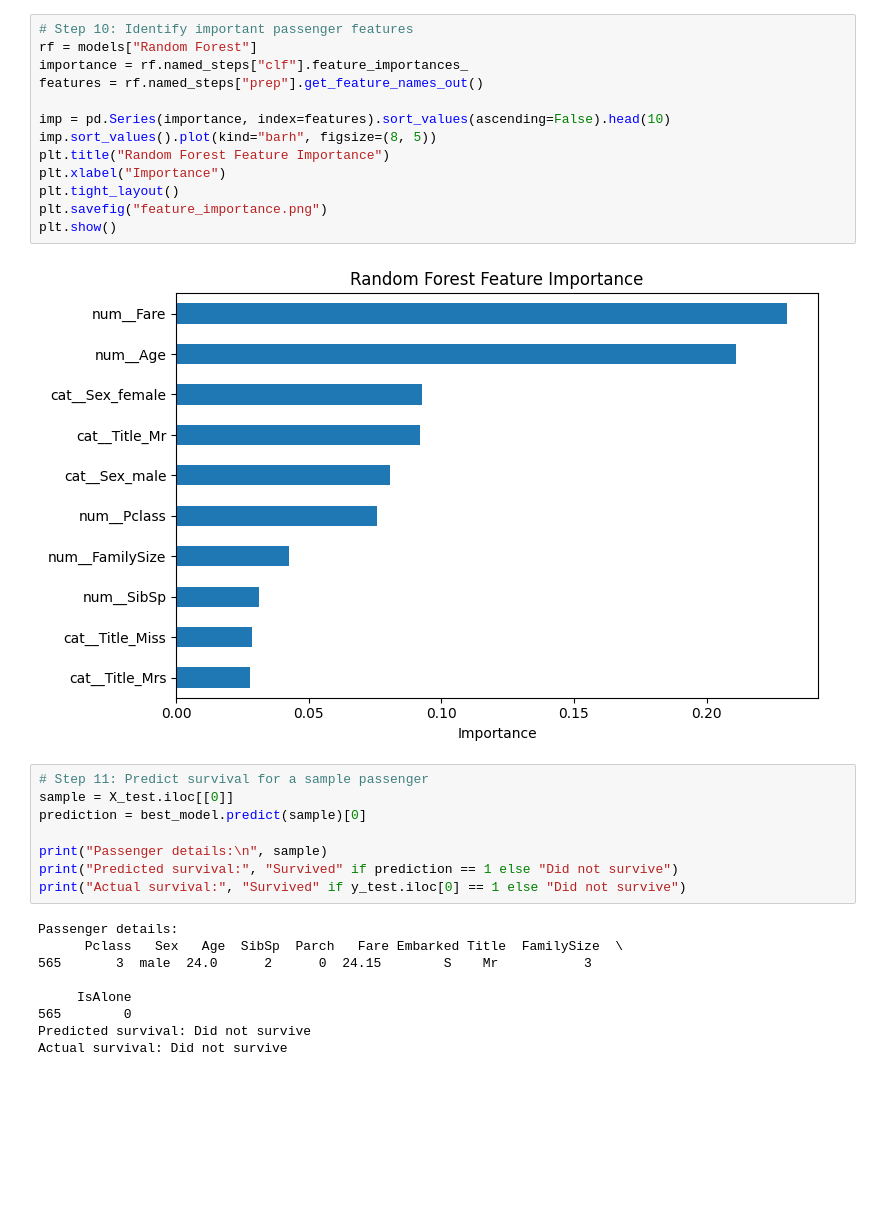
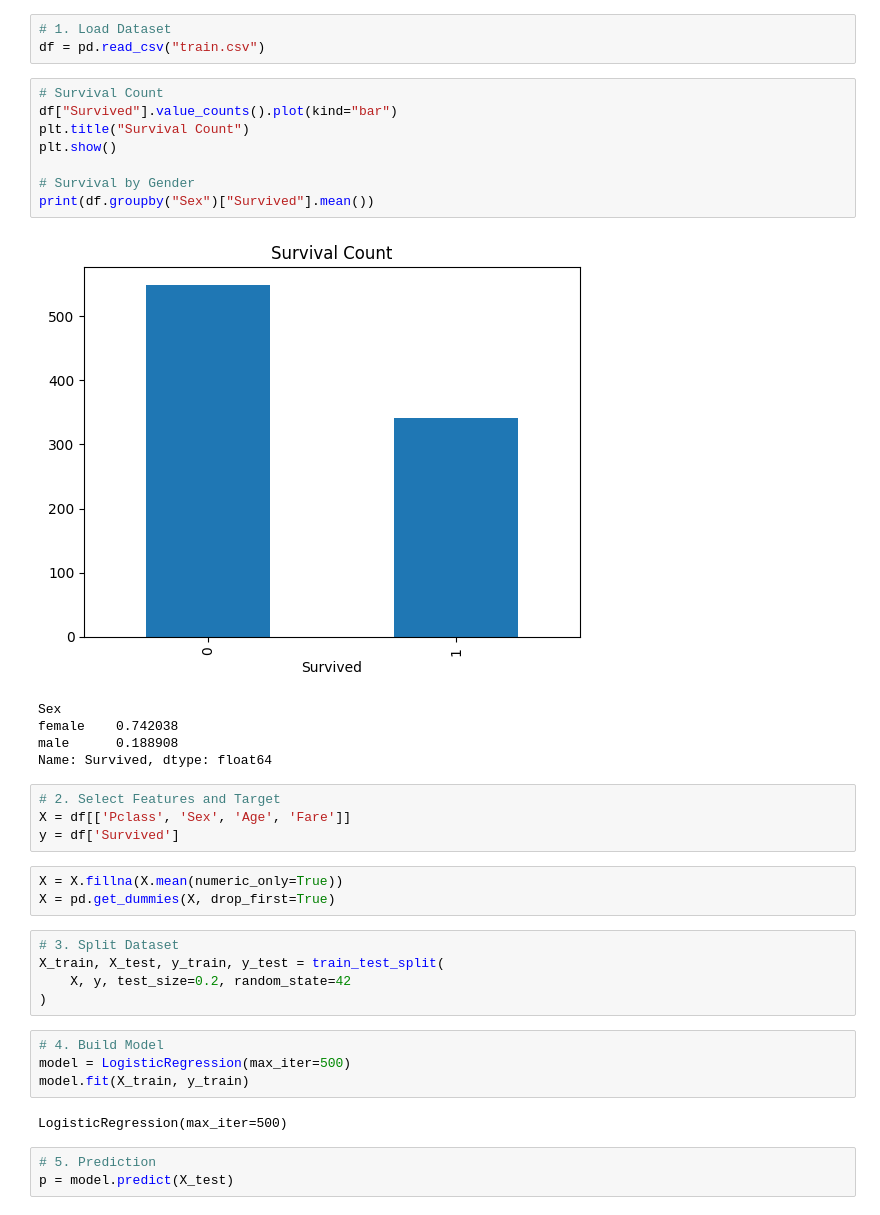
Before and after one commit to shiv123-coder/LP-III-Practicals, a Jupyter notebook: 02_ML_Machine_Learning/Assignment_10_Mini_Project_2_Titanic_Survival_Prediction/LP3_10.ipynb, the cells around one changed output. Drawn from its saved outputs; the diff is of its cells as text; blank space fills up the shorter version.

```diff
--- a/02_ML_Machine_Learning/Assignment_10_Mini_Project_2_Titanic_Survival_Prediction/LP3_10.ipynb
+++ b/02_ML_Machine_Learning/Assignment_10_Mini_Project_2_Titanic_Survival_Prediction/LP3_10.ipynb
@@ -224,32 +8,38 @@ plt.show()
-# %%
-# Step 10: Identify important passenger features
-rf = models["Random Forest"]
-importance = rf.named_steps["clf"].feature_importances_
-features = rf.named_steps["prep"].get_feature_names_out()
-
-imp = pd.Series(importance, index=features).sort_values(ascending=False).head(10)
-imp.sort_values().plot(kind="barh", figsize=(8, 5))
-plt.title("Random Forest Feature Importance")
-plt.xlabel("Importance")
-plt.tight_layout()
-plt.savefig("feature_importance.png")
-plt.show()
-# %% [output]
-[figure, removed]
-# %%
-# Step 11: Predict survival for a sample passenger
-sample = X_test.iloc[[0]]
-prediction = best_model.predict(sample)[0]
-
-print("Passenger details:\n", sample)
-print("Predicted survival:", "Survived" if prediction == 1 else "Did not survive")
-print("Actual survival:", "Survived" if y_test.iloc[0] == 1 else "Did not survive")
-# %% [output]
-Passenger details:
-      Pclass   Sex   Age  SibSp  Parch   Fare Embarked Title  FamilySize  \
-565       3  male  24.0      2      0  24.15        S    Mr           3
-
-     IsAlone
-565        0
-Predicted survival: Did not survive
-Actual survival: Did not survive
+# %%
+# 1. Load Dataset
+df = pd.read_csv("train.csv")
+# %%
+# Survival Count
+df["Survived"].value_counts().plot(kind="bar")
+plt.title("Survival Count")
+plt.show()
+
+# Survival by Gender
+print(df.groupby("Sex")["Survived"].mean())
+# %% [output]
+[figure, added]
+Sex
+female    0.742038
+male      0.188908
+Name: Survived, dtype: float64
+# %%
+# 2. Select Features and Target
+X = df[['Pclass', 'Sex', 'Age', 'Fare']]
+y = df['Survived']
+# %%
+X = X.fillna(X.mean(numeric_only=True))
+X = pd.get_dummies(X, drop_first=True)
+# %%
+# 3. Split Dataset
+X_train, X_test, y_train, y_test = train_test_split(
+    X, y, test_size=0.2, random_state=42
+)
+# %%
+# 4. Build Model
+model = LogisticRegression(max_iter=500)
+model.fit(X_train, y_train)
+# %% [output]
+LogisticRegression(max_iter=500)
+# %%
+# 5. Prediction
+p = model.predict(X_test)
```
Also changed, not shown: parts of 11 cells of this notebook, 9 other files.
